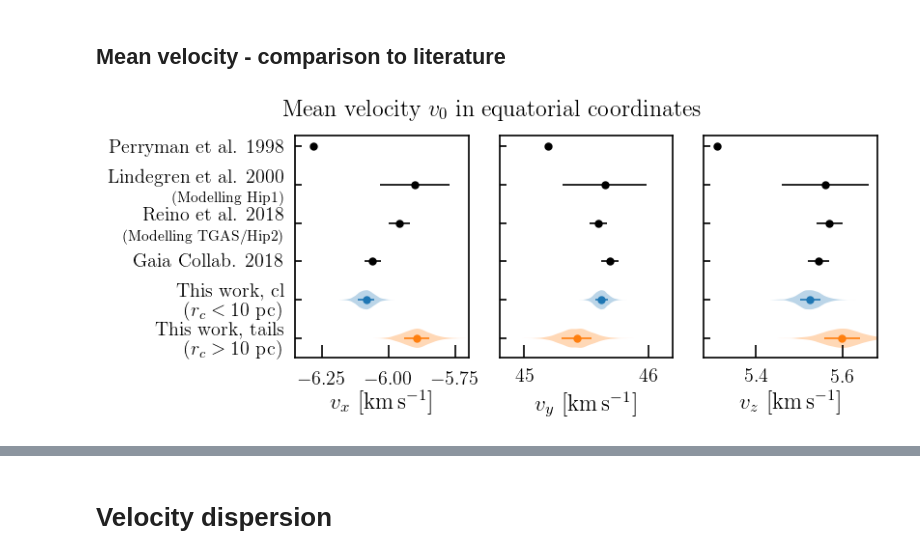
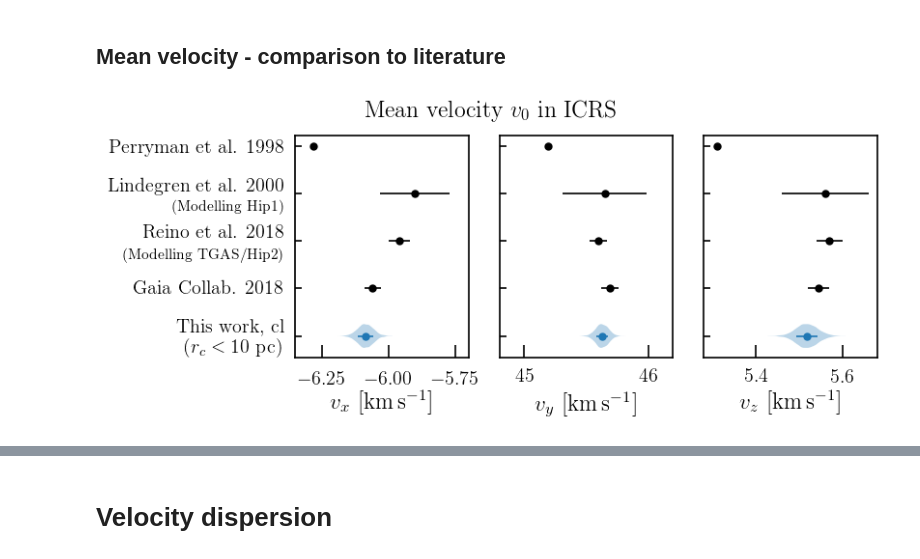
Before and after one commit to smoh/kinesis, a Jupyter notebook: notebooks/plot-comparisons-rtid.ipynb, the cells around one changed output, grey strips where cells are left out. Saved outputs shown, nothing was run; the diff lists cells and outputs as text; code cells hidden in the pictures.

```diff
--- a/notebooks/plot-comparisons-rtid.ipynb
+++ b/notebooks/plot-comparisons-rtid.ipynb
@@ -20,11 +25,13 @@ def savefig(fig, basename, **kwargs):
 # %%
 df = kn.data.load_hyades_dataset()
-b_c_icrs = np.array([17.13924468, 41.23189102, 13.65416937])
-b0 = b_c_icrs
-
+b0 = np.array([17.15474298, 41.28962638, 13.69105771])
 fit_dict = {
-    "cl": kn.load_stanfit("../report/hyades-dr2-rtid/cl.pickle"),
-    "tails": kn.load_stanfit("../report/hyades-dr2-rtid/tails.pickle"),
+    "cl": kn.load_stanfit("../scripts/hyades_0_10.pickle"),
+    "tails": kn.load_stanfit("../scripts/hyades_10_m_fixed_v0.pickle"),
+#     "tails": kn.load_stanfit("../scripts/hyades_10_m.pickle"),
+#     "tails": kn.load_stanfit("../scripts/myfit_5_15.pickle"),
+#     "tails": kn.load_stanfit("../scripts/myfit_15_m_fixed_v0_exclude.pickle"),
+#     "tails":kn.load_stanfit("../report/hyades-dr2-rtid-9pc/tails.pickle")
 }
 azfit_dict = {
     k: kn.add_transformed_posterior(az.from_pystan(v)) for k, v in fit_dict.items()
@@ -218,13 +113,13 @@ v0df = pd.DataFrame(
     azfit_dict["cl"].posterior["v0"].stack(i=["chain", "draw"]).values.T,
     columns=["vx", "vy", "vz"],
 )
-v0df_all = pd.DataFrame(
-    azfit_dict["tails"].posterior["v0"].stack(i=["chain", "draw"]).values.T,
-    columns=["vx", "vy", "vz"],
-)
+# v0df_all = pd.DataFrame(
+#     azfit_dict["tails"].posterior["v0"].stack(i=["chain", "draw"]).values.T,
+#     columns=["vx", "vy", "vz"],
+# )
 
 fig, ax = plt.subplots(1, 3, figsize=(7, 3), sharey=True)
-fig.suptitle("Mean velocity $v_0$ in equatorial coordinates", y=0.96)
+fig.suptitle("Mean velocity $v_0$ in ICRS", y=0.96)
 for cax, label in zip(ax, ["vx", "vy", "vz"]):
     # cl
     cax.violinplot(v0df[label], vert=False, positions=[-1,], showextrema=False)
@@ -240,48 +135,48 @@ for cax, label in zip(ax, ["vx", "vy", "vz"]):
         ms=4,
     )
     # cl+tails
-    cax.violinplot(v0df_all[label], vert=False, positions=[-2,], showextrema=False)
-    cax.errorbar(
-        np.median(v0df_all[label]),
-        -2,
-        xerr=[
-            [np.median(v0df_all[label]) - np.percentile(v0df_all[label], 16)],
-            [np.percentile(v0df_all[label], 84) - np.median(v0df_all[label])],
-        ],
-        marker="o",
-        c="C1",
-        ms=4,
-    )
+#     cax.violinplot(v0df_all[label], vert=False, positions=[-2,], showextrema=False)
+#     cax.errorbar(
+#         np.median(v0df_all[label]),
+#         -2,
+#         xerr=[
+#             [np.median(v0df_all[label]) - np.percentile(v0df_all[label], 16)],
+#             [np.percentile(v0df_all[label], 84) - np.median(v0df_all[label])],
+#         ],
+#         marker="o",
+#         c="C1",
+#         ms=4,
+#     )
 
     cax.errorbar(
         prev[label],
         np.arange(len(prev)),
         xerr=prev["{}_sig".format(label)],
         ls="",
         marker="o",
         c="k",
         ms=4,
     )
-ax[0].set_yticks([-2, -1, 0, 1, 2, 3])
+ax[0].set_yticks([ -1, 0, 1, 2, 3])
 ax[0].set_yticklabels(
     [
-        "This work, tails\n($r_c>10~\mathrm{pc}$)",
+#         "This work, tails\n($r_c>10~\mathrm{pc}$)",
         "This work, cl\n($r_c<10~\mathrm{pc}$)",
         "Gaia Collab. 2018",
         "Reino et al. 2018\n{\small (Modelling TGAS/Hip2)}",
         "Lindegren et al. 2000\n{\small (Modelling Hip1)}",
         "Perryman et al. 1998",
     ]
 )
 ax[0].set_xlim([-6.35, -5.7])
 ax[1].set_xlim([44.8, 46.2])
 ax[2].set_xlim([5.28, 5.68])
 for cax in ax[:]:
     cax.tick_params("y", which="major", length=4)
 ax[0].set_xlabel("$v_x$ [$\mathrm{km}\,\mathrm{s}^{-1}$]")
 ax[1].set_xlabel("$v_y$ [$\mathrm{km}\,\mathrm{s}^{-1}$]")
 ax[2].set_xlabel("$v_z$ [$\mathrm{km}\,\mathrm{s}^{-1}$]")
 fig.tight_layout(rect=[0, 0, 1, 0.93])
 savefig(fig, "mean_velocity_comparison")
 # %% [output]
-[figure, old version]
+[figure, new version]
```
Also changed, not shown: parts of 51 cells of this notebook, 3 other files.
